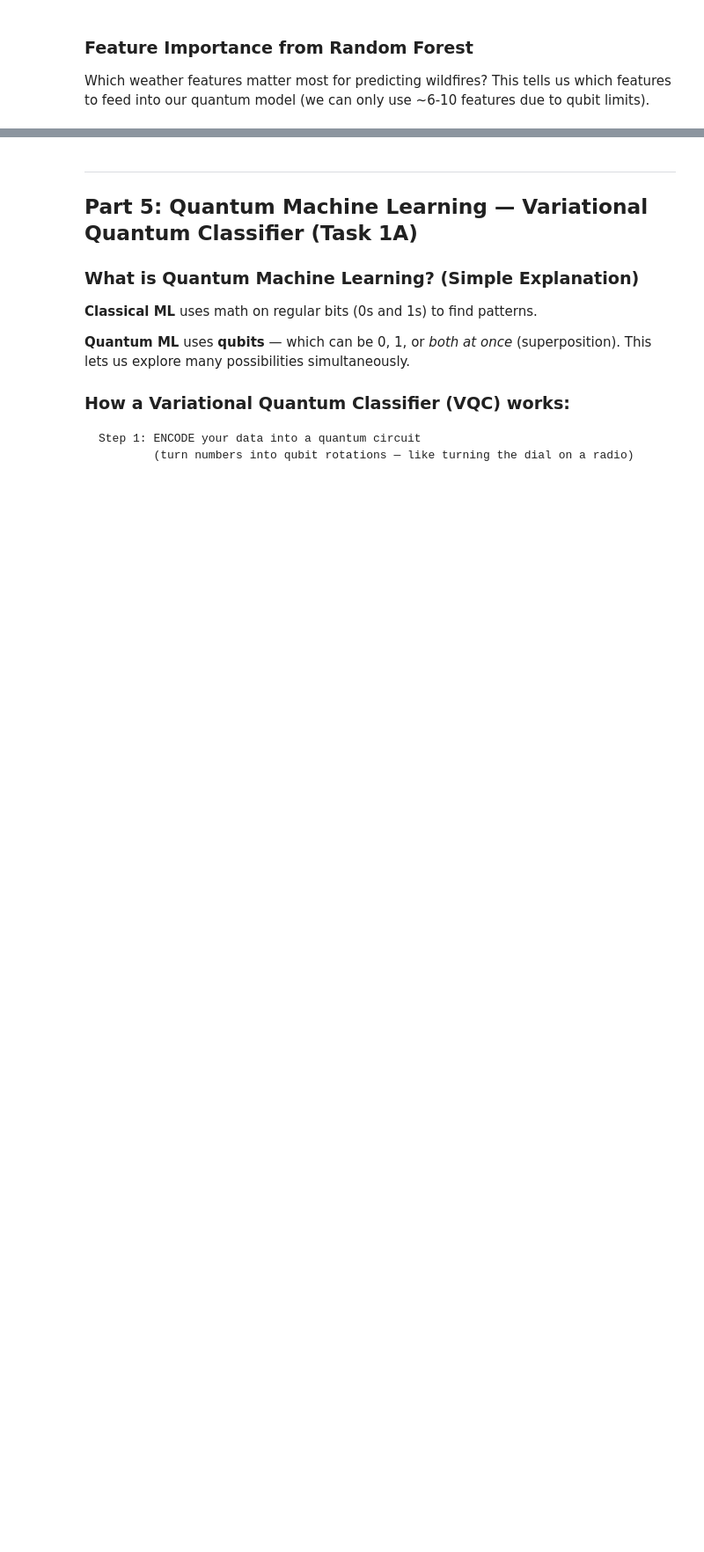
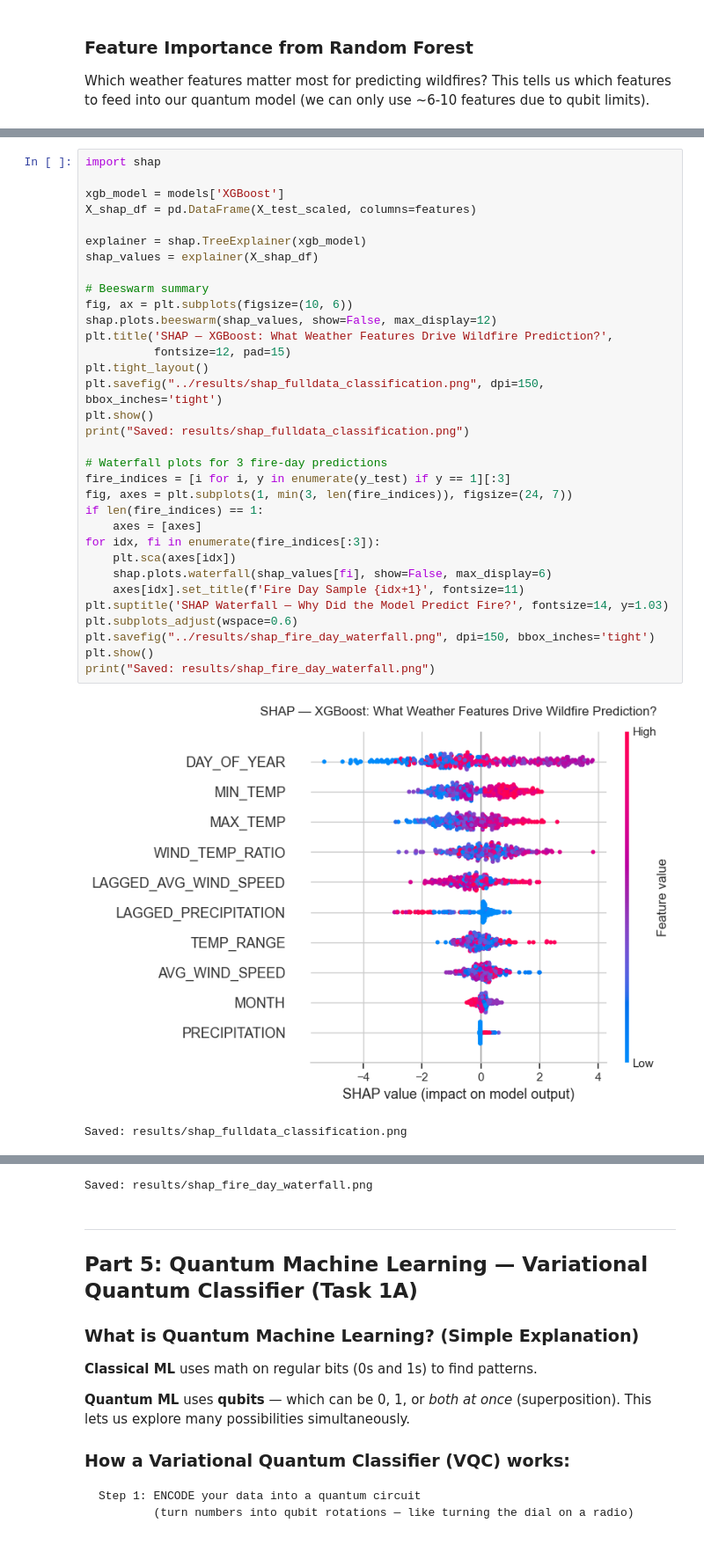
Before and after one commit to Priti0427/Quantum-Sustainability-Challenge, a Jupyter notebook: notebooks/01_EDA_and_Baselines.ipynb, the cells around one changed output, grey strips where cells are left out. Shown at 88% size. Drawn from its saved outputs; the diff is of its cells as text; blank space fills up the shorter version.

```diff
--- a/notebooks/01_EDA_and_Baselines.ipynb
+++ b/notebooks/01_EDA_and_Baselines.ipynb
@@ -357,0 +545,36 @@ print(f"\nTop 8 features for quantum model: {top_features}")
+# %%
+import shap
+
+xgb_model = models['XGBoost']
+X_shap_df = pd.DataFrame(X_test_scaled, columns=features)
+
+explainer = shap.TreeExplainer(xgb_model)
+shap_values = explainer(X_shap_df)
+
+# Beeswarm summary
+fig, ax = plt.subplots(figsize=(10, 6))
+shap.plots.beeswarm(shap_values, show=False, max_display=12)
+plt.title('SHAP — XGBoost: What Weather Features Drive Wildfire Prediction?',
+          fontsize=12, pad=15)
+plt.tight_layout()
+plt.savefig("../results/shap_fulldata_classification.png", dpi=150, bbox_inches='tight')
+plt.show()
+print("Saved: results/shap_fulldata_classification.png")
+
+# Waterfall plots for 3 fire-day predictions
+fire_indices = [i for i, y in enumerate(y_test) if y == 1][:3]
+fig, axes = plt.subplots(1, min(3, len(fire_indices)), figsize=(24, 7))
+if len(fire_indices) == 1:
+    axes = [axes]
+for idx, fi in enumerate(fire_indices[:3]):
+    plt.sca(axes[idx])
+    shap.plots.waterfall(shap_values[fi], show=False, max_display=6)
+    axes[idx].set_title(f'Fire Day Sample {idx+1}', fontsize=11)
+plt.suptitle('SHAP Waterfall — Why Did the Model Predict Fire?', fontsize=14, y=1.03)
+plt.subplots_adjust(wspace=0.6)
+plt.savefig("../results/shap_fire_day_waterfall.png", dpi=150, bbox_inches='tight')
+plt.show()
+print("Saved: results/shap_fire_day_waterfall.png")
+# %% [output]
+[figure, added]
+Saved: results/shap_fulldata_classification.png
@@ -358,3 +582,4 @@ print(f"\nTop 8 features for quantum model: {top_features}")
+Saved: results/shap_fire_day_waterfall.png
 # %% [markdown]
 ---
 ## Part 5: Quantum Machine Learning — Variational Quantum Classifier (Task 1A)
```
Also changed, not shown: parts of 30 cells of this notebook, 55 other files.
